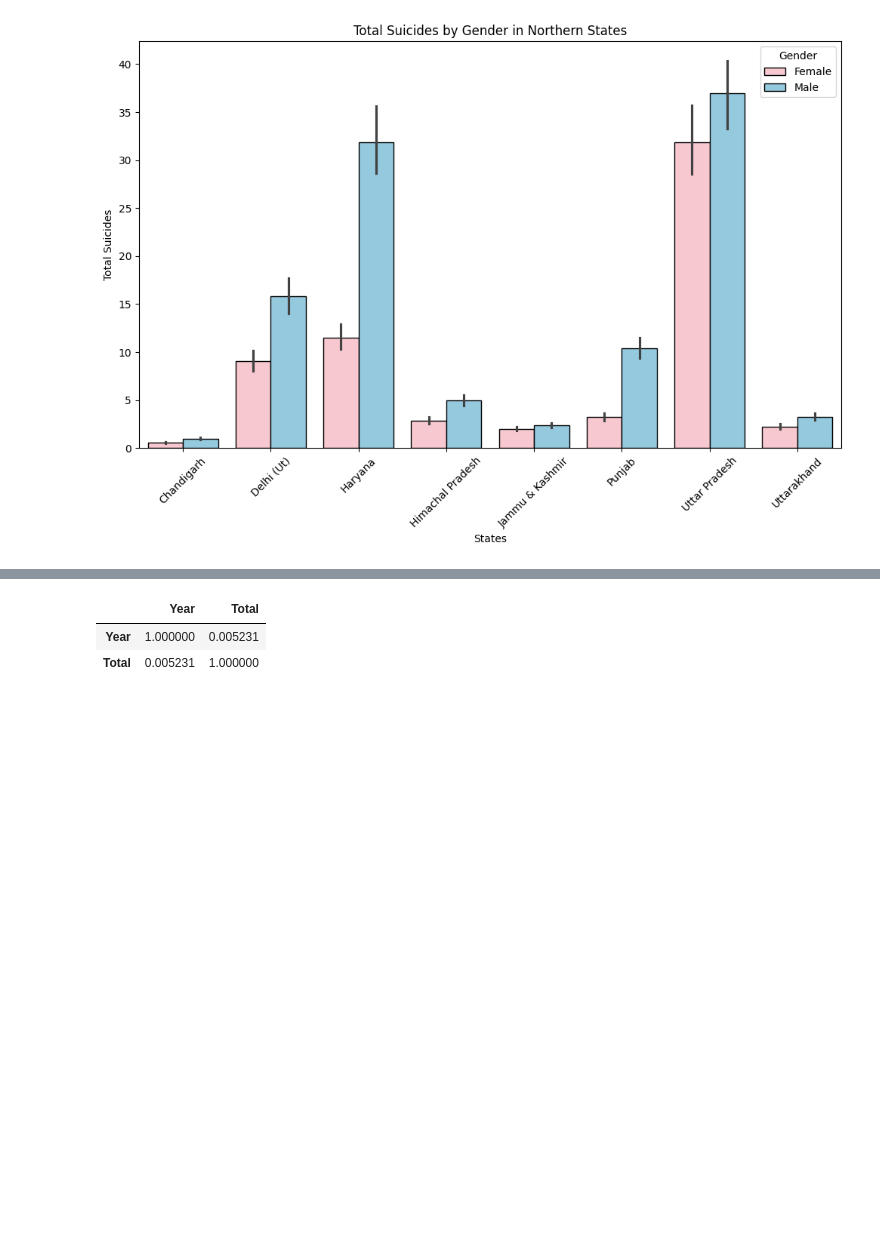
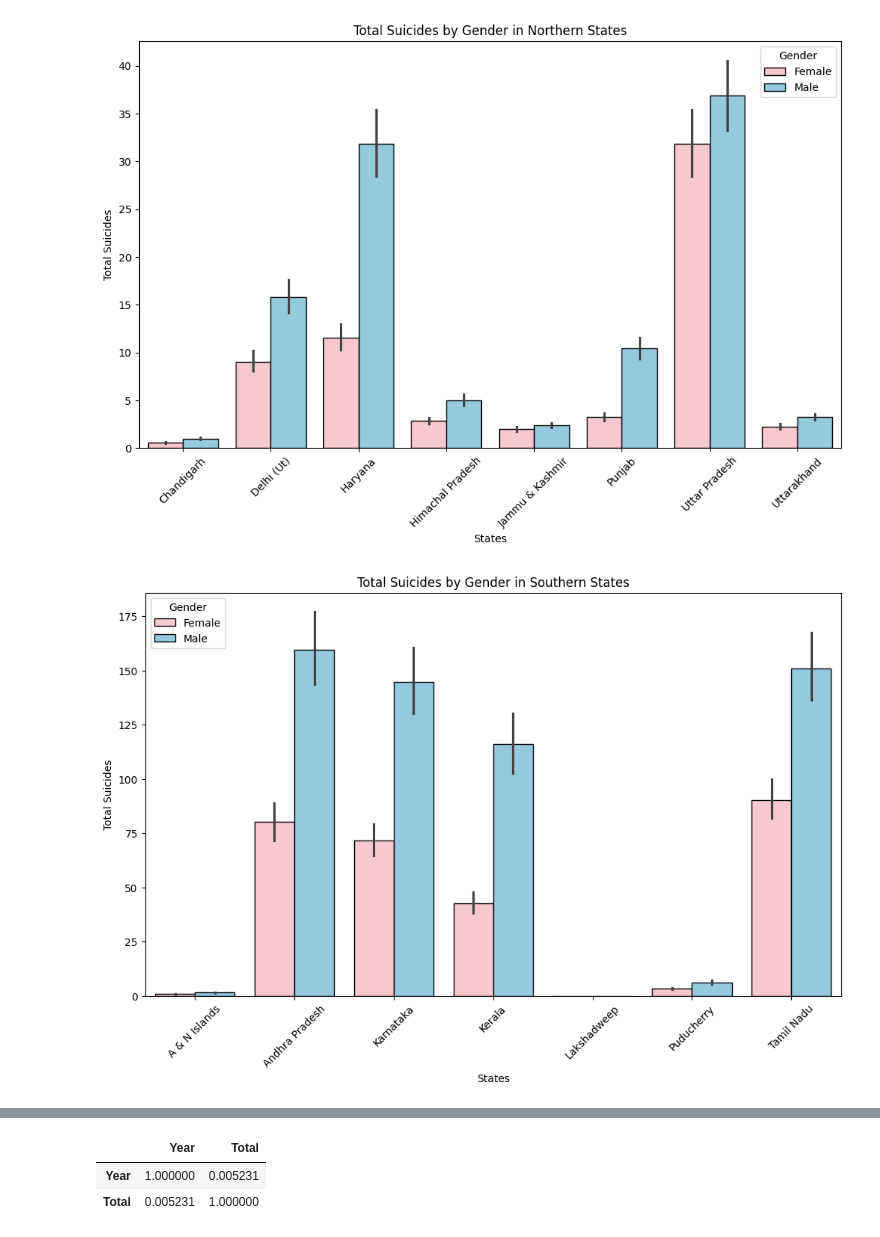
Before and after one commit to renurao1306/SuicideRates-Data-Analysis, a Jupyter notebook: SuicideRates_Data_Analysis.ipynb, the cells around one changed output, grey strips where cells are left out. Drawn from its saved outputs; the diff is of its cells as text; code cells hidden in the pictures; blank space fills up the shorter version.

Commit message:
Added more plots

```diff
--- a/SuicideRates_Data_Analysis.ipynb
+++ b/SuicideRates_Data_Analysis.ipynb
@@ -345,3 +336,19 @@ plt.legend(title='Gender')
 plt.show()
 # %% [output]
 [figure]
+# %%
+# Southern States - Total No of cases as per gender
+southern_df = df[df['Region'] == 'Southern'].copy()
+# southern_df
+
+
+plt.figure(figsize=(12, 7))
+sns.barplot(data=southern_df, x='State', y='Total', hue='Gender', palette=['pink', 'skyblue'], edgecolor='black')
+plt.xlabel('States')
+plt.ylabel('Total Suicides')
+plt.title('Total Suicides by Gender in Southern States')
+plt.xticks(rotation=45)
+plt.legend(title='Gender')
+plt.show()
+# %% [output]
+[figure, added]
```
Also changed, not shown: parts of 18 cells of this notebook.
